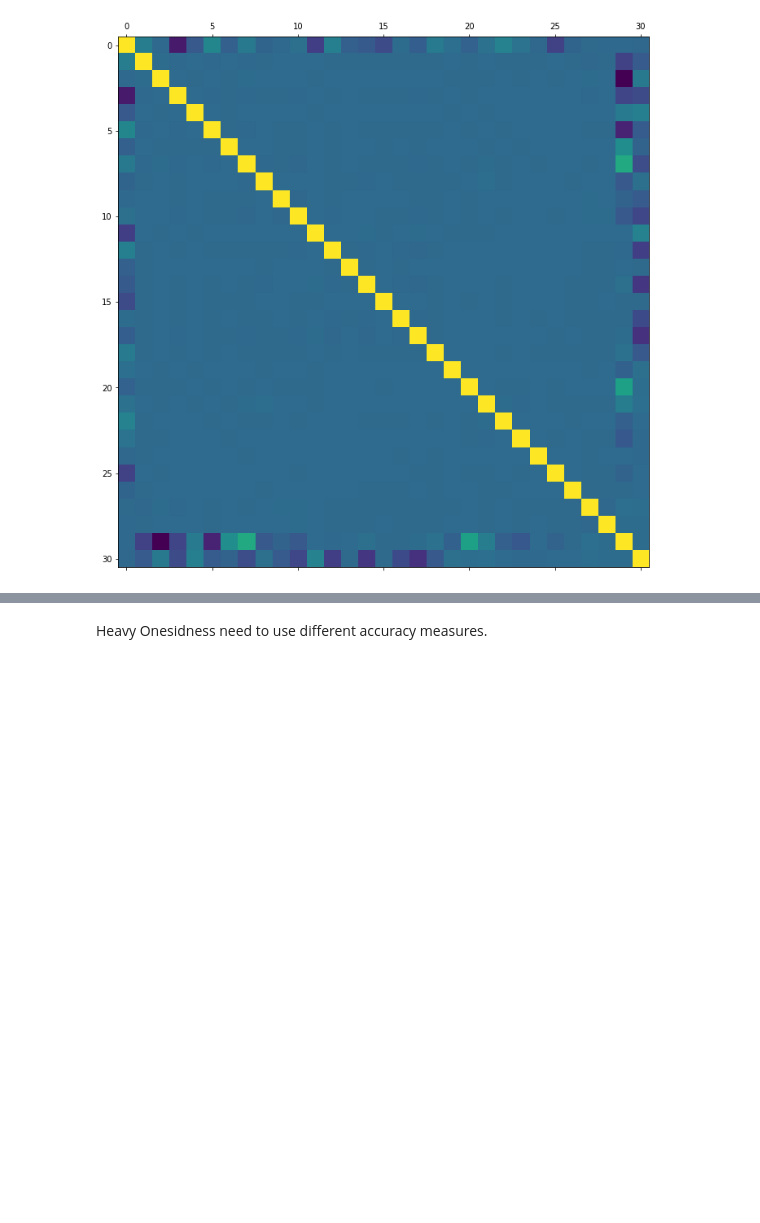
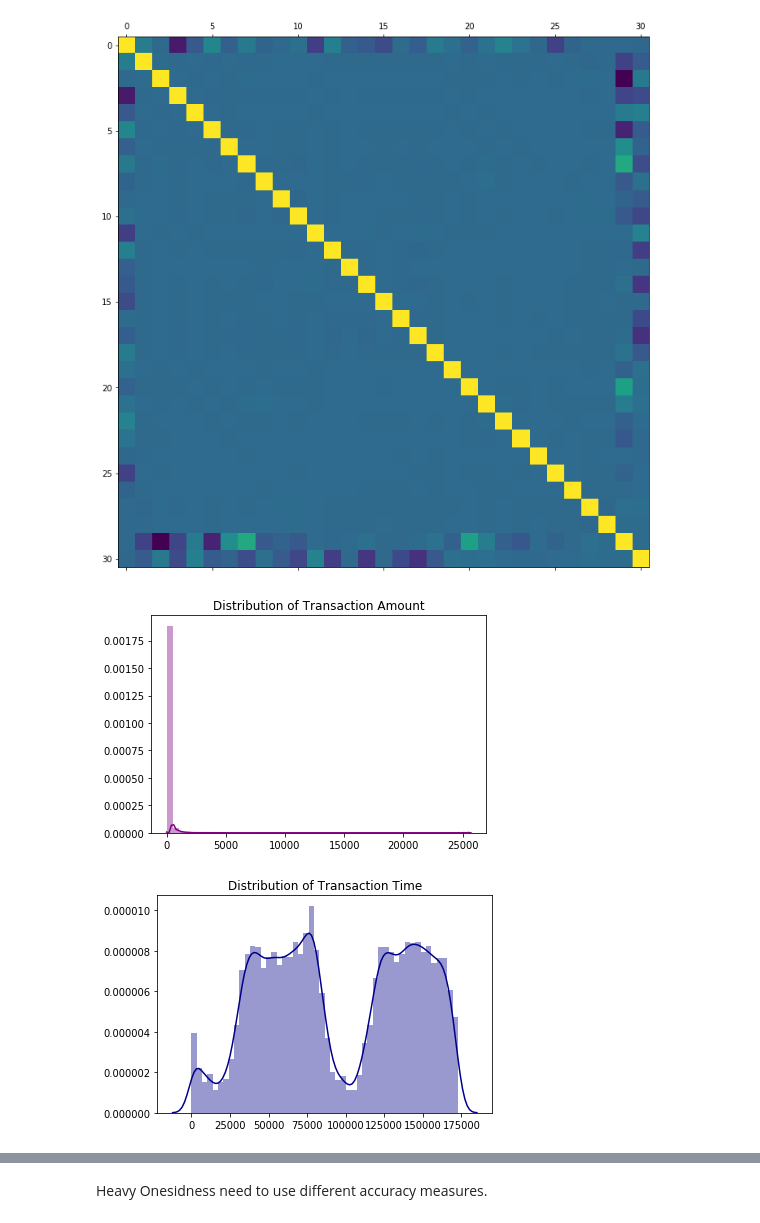
Before and after one commit to marekbrzo/creditCardFraudulent, a Jupyter notebook: projectMain.ipynb, the cells around one changed output, grey strips where cells are left out. Saved outputs shown, nothing was run; the diff lists cells and outputs as text; code cells hidden in the pictures; blank space fills up the shorter version.

Commit message:
Images Pulling

```diff
--- a/projectMain.ipynb
+++ b/projectMain.ipynb
@@ -97,3 +118,13 @@ def plot_corr(df,size=12):
 plot_corr(data)
 # %% [output]
 [figure]
+# %%
+sns.distplot(data['Amount'].values,color ='purple')
+plt.title('Distribution of Transaction Amount')
+plt.show()
+sns.distplot(data['Time'].values,color='darkblue')
+plt.title('Distribution of Transaction Time')
+plt.show()
+# %% [output]
+[figure, added]
+[figure, added]
```
Also changed, not shown: parts of 24 cells of this notebook.
